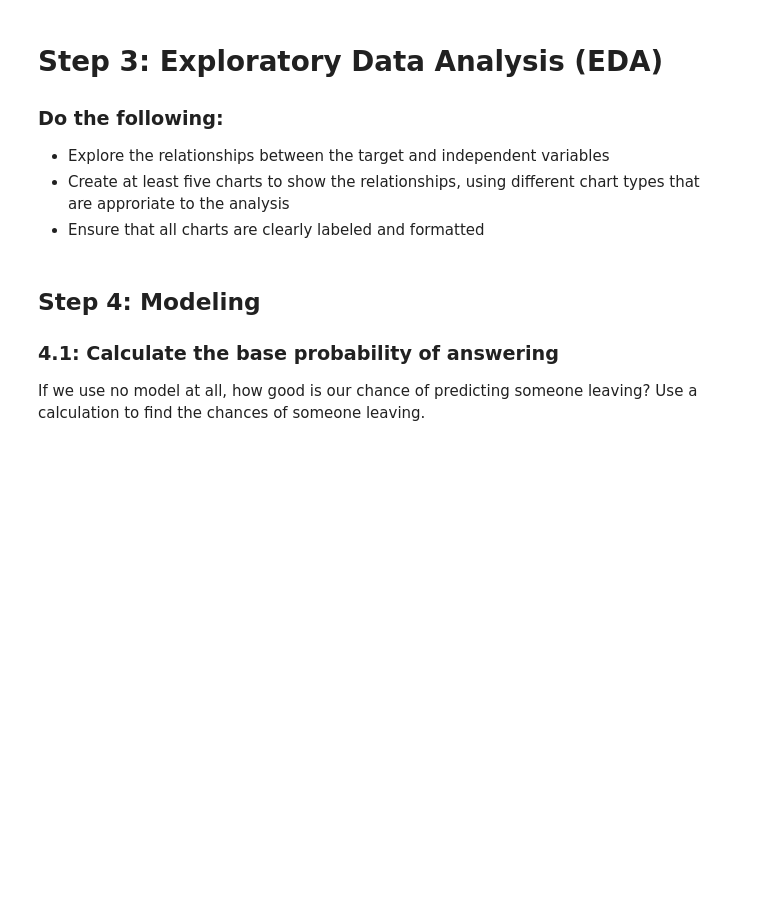
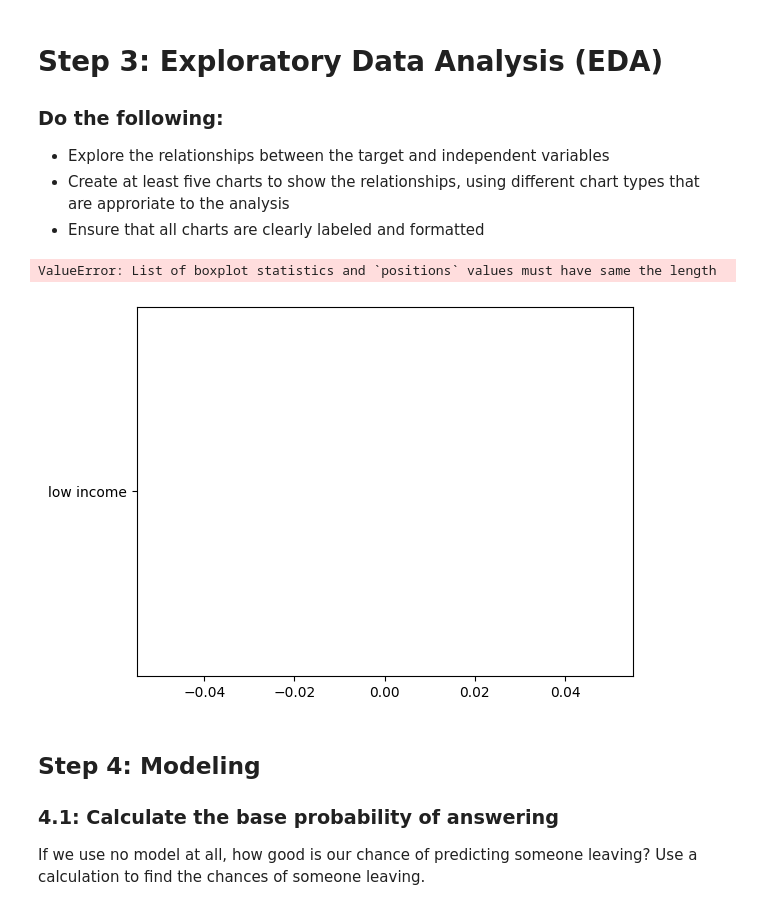
Before and after one commit to u1344368/IS4487, a Jupyter notebook: Assignments/assignment_10_classification.ipynb, the cells around one changed output. Saved outputs shown, nothing was run; the diff lists cells and outputs as text; code cells hidden in the pictures; blank space fills up the shorter version.

```diff
--- a/Assignments/assignment_10_classification.ipynb
+++ b/Assignments/assignment_10_classification.ipynb
@@ -213,7 +213,7 @@ df_clean['chk_acct'] = df_clean['chk_acct'].map({0: "no checking account", 1: "c
 df_clean['sav_acct'] = df_clean['sav_acct'].map({0: "no savings account", 1 : "100 <= savings < 500 USD", 2 : "500 <= savings < 2000 USD", 3 : "2000 < savings < 35000 USD", 4: ">= 3500 USD"}).astype('category')
 df_clean['mobile'] = df_clean['mobile'].map({0: "customer provided non‐mobile phone for follow‐up call", 1: "customer provided mobile phone for follow‐up call"}).astype('category')
 df_clean['product'] = df_clean['product'].map({0: "customer did not answer call", 1: "customer answered but did not purchase a product", 2: "customer answered and purchased Beginner plan", 3: "customer answered and purchased Intermediate plan", 4: "customer answered and purchased Advanced plan"}).astype('category')
-df_clean['income'] = pd.cut(df_clean['income'], bins=[0, 50000, 100000, df_clean['income'].max()], labels = ['low income', 'mid income', 'high income'], right = True)
+df_clean['income'] = pd.cut(df_clean['income'], bins=[0, 50000, 100000, 150000 ], labels = ['low income', 'mid income', 'high income'], right = True)
 df_clean['age'] = pd.cut(df_clean['age'], bins=[13, 30, 40, 60, df_clean['age'].max()], labels = ['teen', 'young adult', 'middle-age', 'senior'], right = True)
 df_clean.info()
 # %% [output]
@@ -230,3 +228,13 @@ ValueError: bins must increase monotonically.
+# %%
+# Chart 1 🔧
+sns.boxplot(x = 'answered', y = 'income', data = df_clean)
+plt.title('Income vs. Answered')
+plt.xlabel('Answered')
+plt.ylabel('Income')
+plt.show()
+# %% [output]
+ValueError: List of boxplot statistics and `positions` values must have same the length
+[figure, added]
 # %%
 # Chart 2 🔧
 # %%
```
Also changed, not shown: parts of 6 cells of this notebook.
